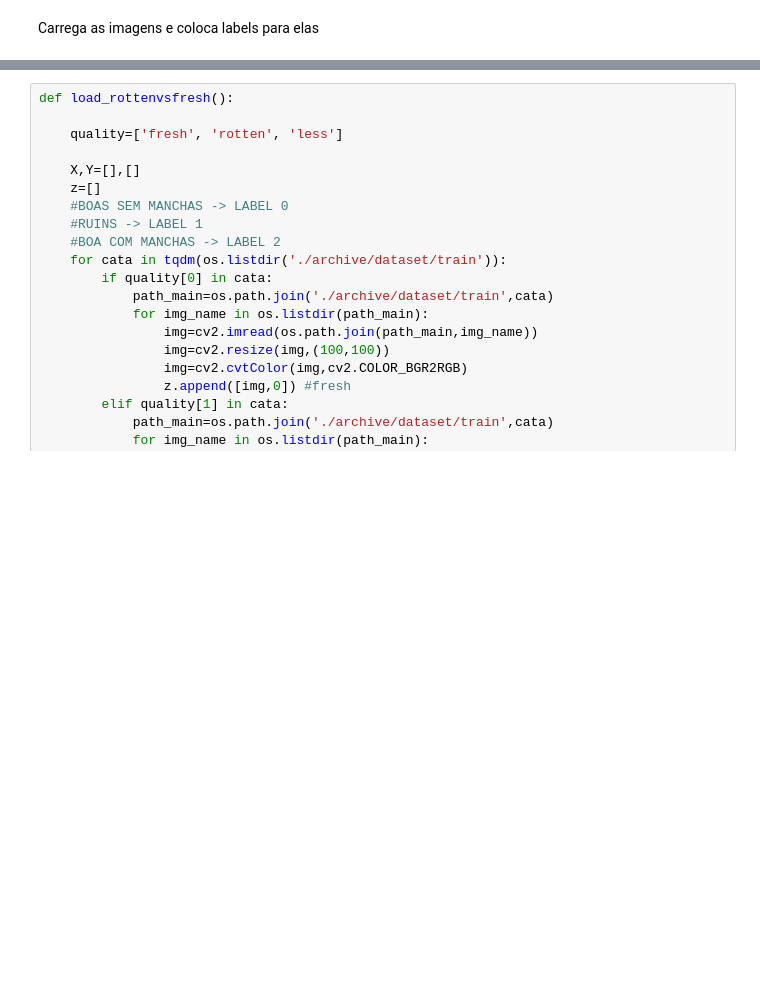
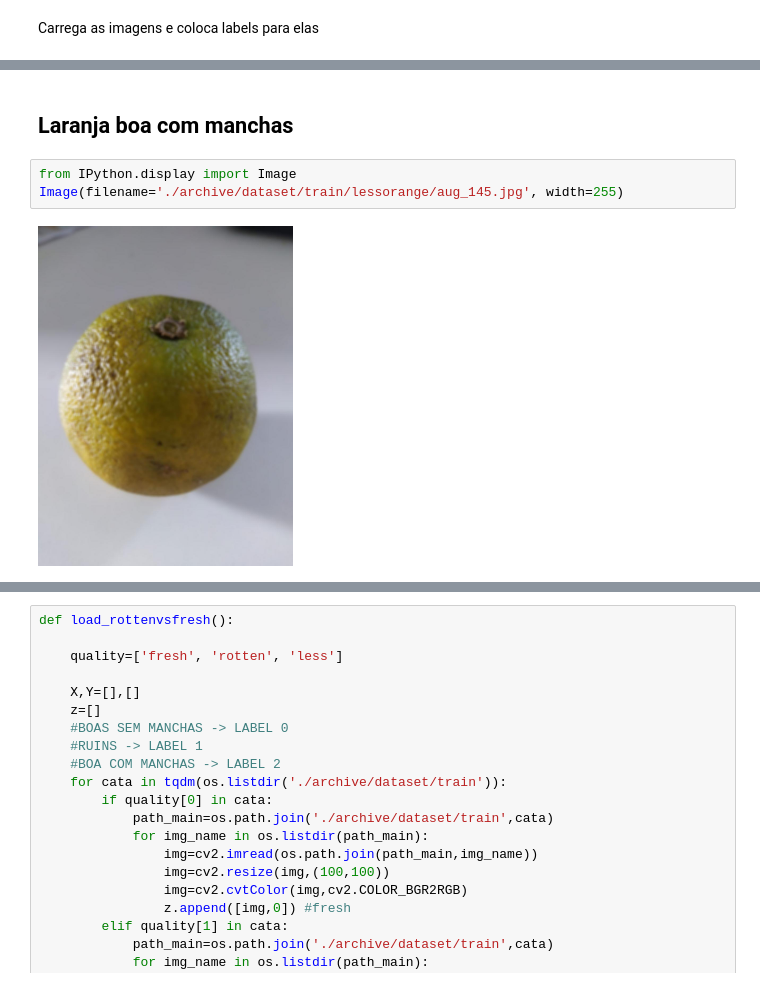
Before and after one commit to deeplearningunb/classificador-laranjas, a Jupyter notebook: classificador.ipynb, the cells around one changed output, grey strips where cells are left out. Saved outputs shown, nothing was run; the diff lists cells and outputs as text; blank space fills up the shorter version.

```diff
--- a/classificador.ipynb
+++ b/classificador.ipynb
@@ -108,0 +105,7 @@ Carrega as imagens e coloca labels para elas
+# %% [markdown]
+## Laranja boa com manchas
+# %%
+from IPython.display import Image
+Image(filename='./archive/dataset/train/lessorange/aug_145.jpg', width=255)
+# %% [output]
+[figure, added]
```
Also changed, not shown: parts of 11 cells of this notebook, 29 other files.
